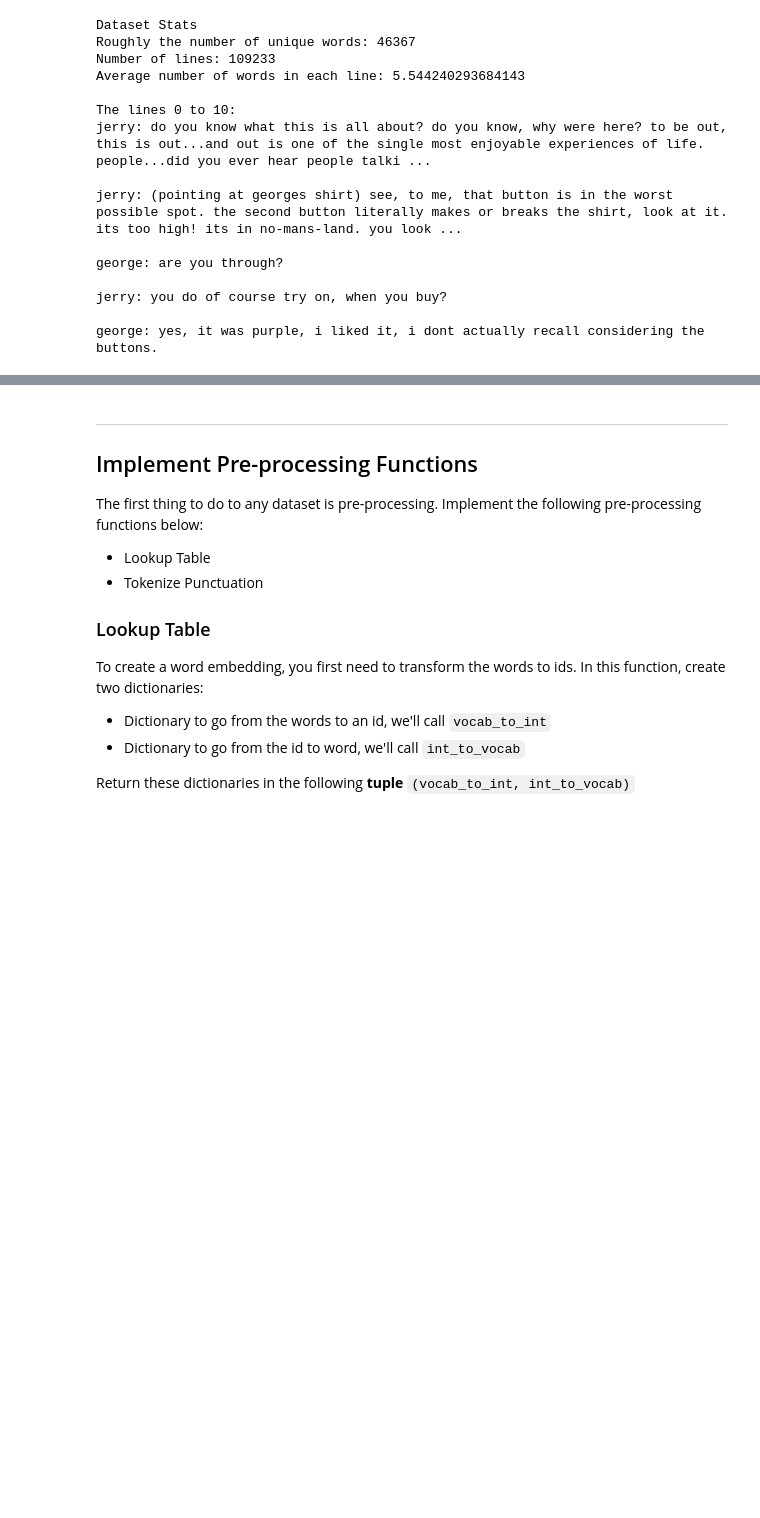
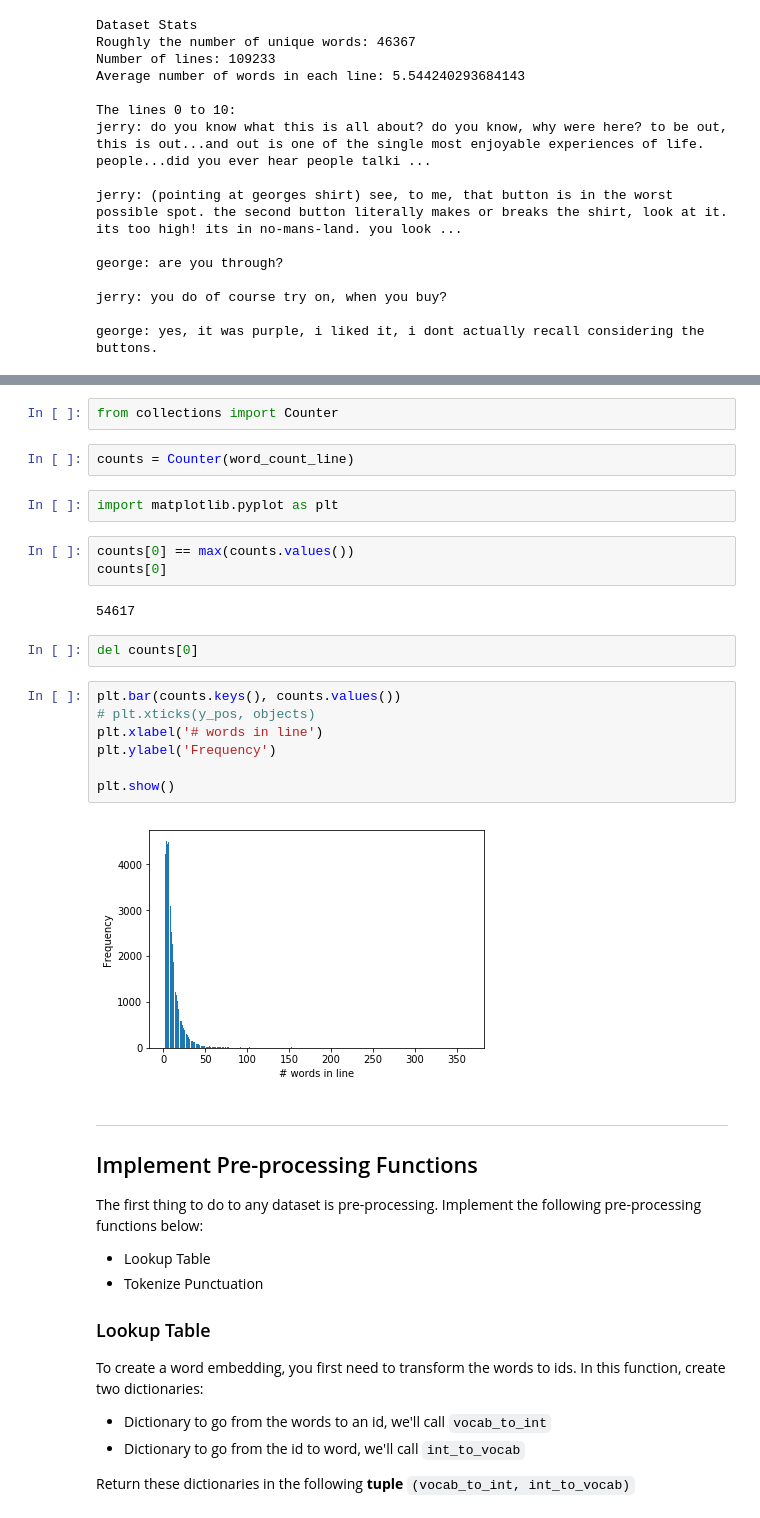
Before and after one commit to itsfight/tv_scripts, a Jupyter notebook: dlnd_tv_script_generation.ipynb, the cells around one changed output, grey strips where cells are left out. Cells and saved outputs as stored; diff of their text form; blank space fills up the shorter version.

```diff
--- a/dlnd_tv_script_generation.ipynb
+++ b/dlnd_tv_script_generation.ipynb
@@ -57,3 +61,25 @@ george: yes, it was purple, i liked it, i dont actually recall considering the b
+# %%
+from collections import Counter
+# %%
+counts = Counter(word_count_line)
+# %%
+import matplotlib.pyplot as plt
+# %%
+counts[0] == max(counts.values())
+counts[0]
+# %% [output]
+54617
+# %%
+del counts[0]
+# %%
+plt.bar(counts.keys(), counts.values())
+# plt.xticks(y_pos, objects)
+plt.xlabel('# words in line')
+plt.ylabel('Frequency')
+
+plt.show()
+# %% [output]
+[figure, added]
 # %% [markdown]
 ---
 ## Implement Pre-processing Functions
```
Also changed, not shown: parts of 9 cells of this notebook.
